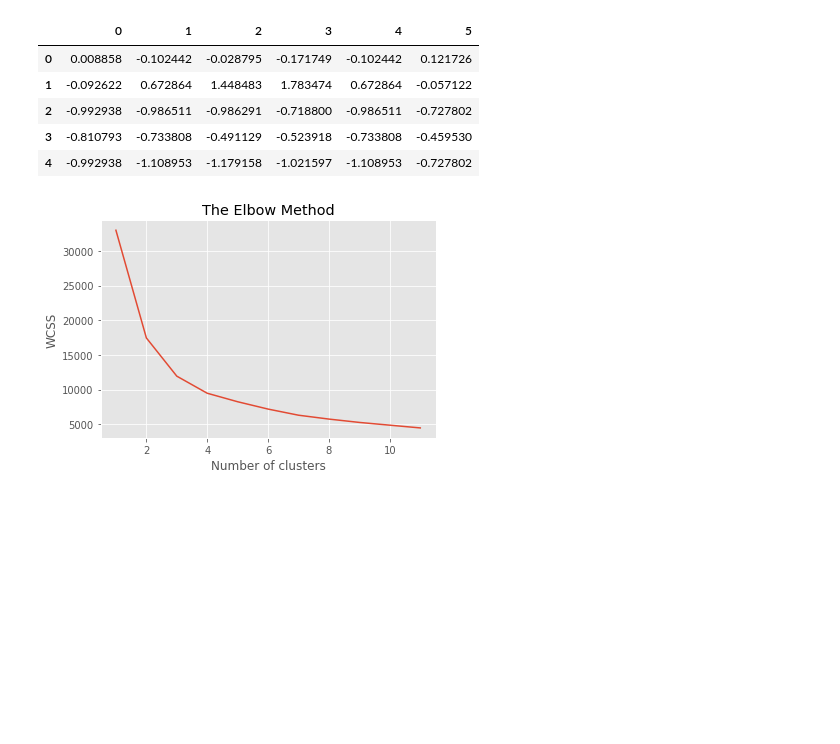
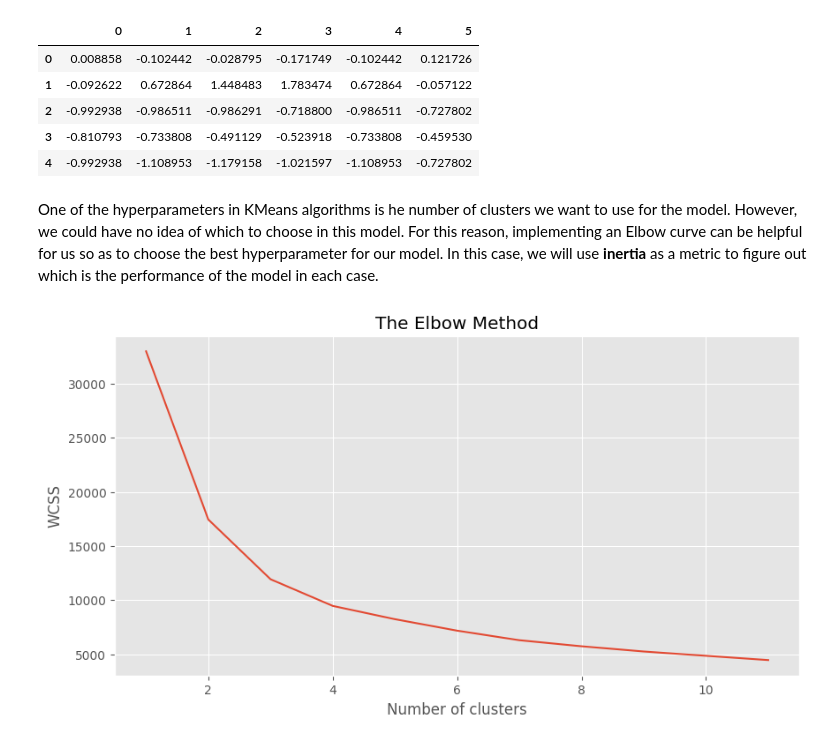
Before and after one commit to wobniarin/Project-Week-8-Final-Project, a Jupyter notebook: 2.JupyterNotebooks/3_End_User_Analysis.ipynb, the cells around one changed output. Saved outputs shown, nothing was run; the diff lists cells and outputs as text; code cells hidden in the pictures; blank space fills up the shorter version.

```diff
--- a/2.JupyterNotebooks/3_End_User_Analysis.ipynb
+++ b/2.JupyterNotebooks/3_End_User_Analysis.ipynb
@@ -668,32 +682,37 @@ clients_2013_agg_scaled.head()
 | 2 | -0.992938 | -0.986511 | -0.986291 | -0.718800 | -0.986511 | -0.727802 |
 | 3 | -0.810793 | -0.733808 | -0.491129 | -0.523918 | -0.733808 | -0.459530 |
 | 4 | -0.992938 | -1.108953 | -1.179158 | -1.021597 | -1.108953 | -0.727802 |
+# %% [markdown]
+One of the hyperparameters in KMeans algorithms is he number of clusters we want to use for the model. However, we could have no idea of which to choose in this model. For this reason, implementing an Elbow curve can be helpful for us so as to choose the best hyperparameter for our model. In this case, we will use **inertia** as a metric to figure out which is the performance of the model in each case.
 # %%
 # Importing the library for KMeans
 from sklearn.cluster import KMeans
 
 # Creating an empty list
 wcss = []
 
-# Creating a for loop for clusters between 1 and 12. We create an instance, we fit the model and calculate the inertia
+# Creating a for loop for clusters between 1 and 12.
+# We create an instance, we fit the model and calculate the inertia
 for i in range(1, 12):
 
     kmeans = KMeans(n_clusters = i, init = "k-means++", max_iter = 300, n_init = 10, random_state = 42)
 
     kmeans.fit(clients_2013_agg_scaled)
 
     wcss.append (kmeans.inertia_)
 
 # Plotting the inertia in front of each iteration
+plt.figure(figsize=(10,5))
 plt.plot(range(1, 12), wcss)
 
 # Setting aesthetics of the plot.
 plt.title('The Elbow Method')
 
 plt.xlabel('Number of clusters')
 
 plt.ylabel('WCSS')
 
+plt.savefig('../3.Figures/Elbow_method.png', dpi=300)
 plt.show()
 # %% [output]
-[figure, old version]
+[figure, new version]
```
Also changed, not shown: parts of 46 cells of this notebook, 7 other files.
